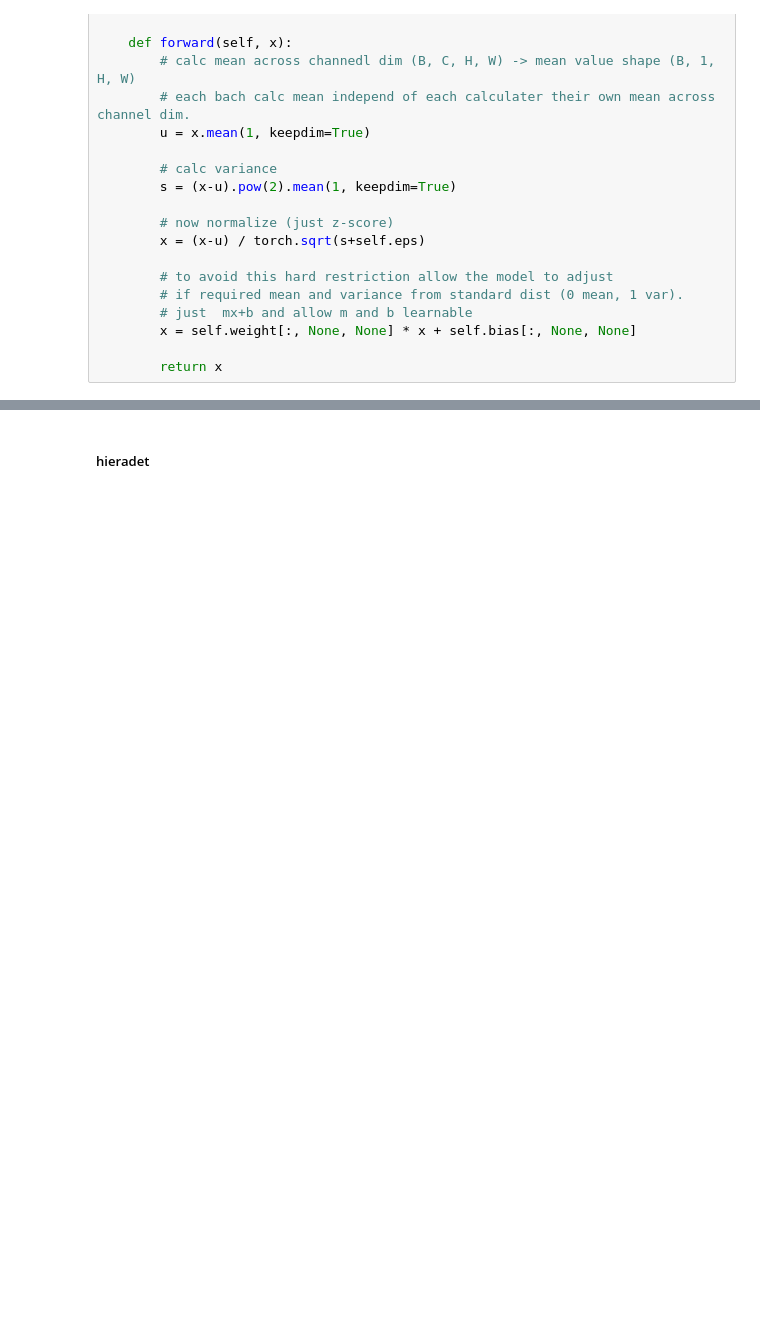
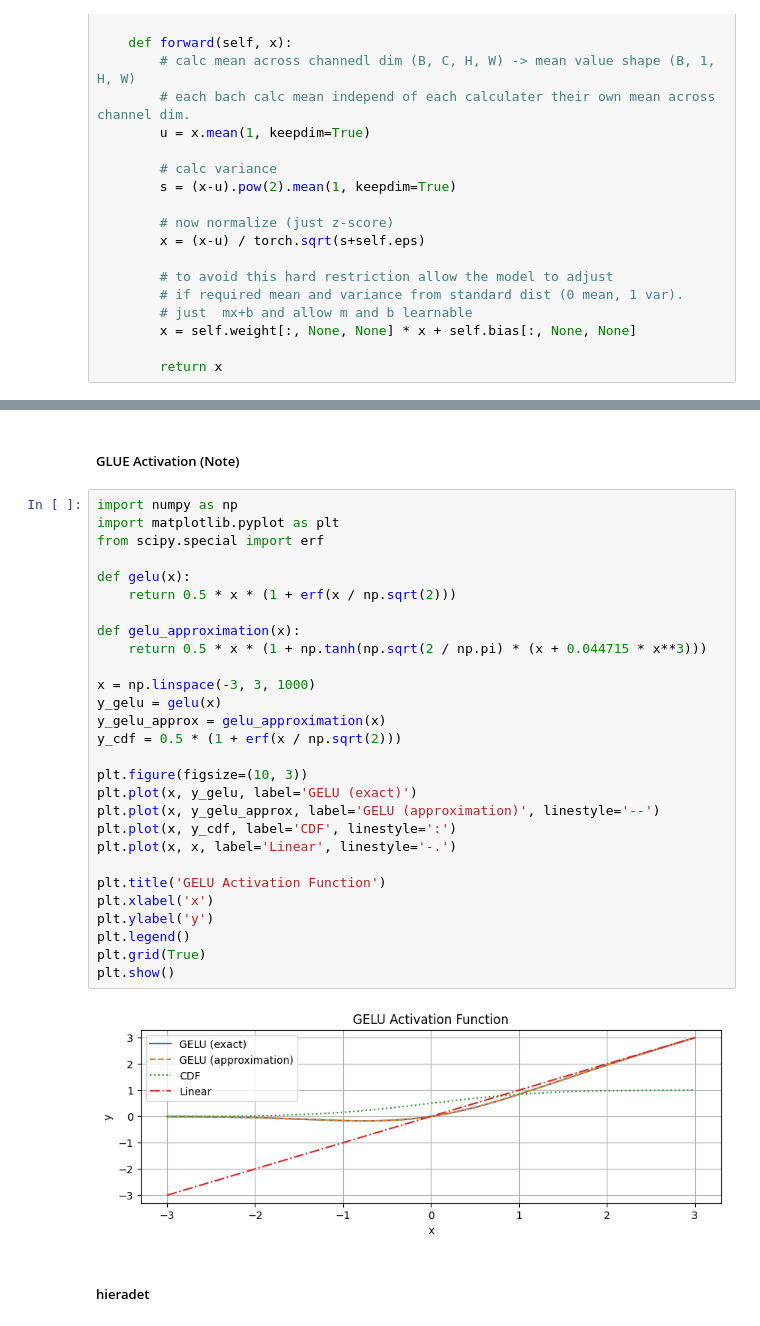
Before and after one commit to arun477/sam_2_explainer, a Jupyter notebook: utils.ipynb, the cells around one changed output, grey strips where cells are left out. Drawn from its saved outputs; the diff is of its cells as text; blank space fills up the shorter version.

```diff
--- a/utils.ipynb
+++ b/utils.ipynb
@@ -437,3 +485,35 @@ class LayerNorm2d(nn.Module):
+# %% [markdown]
+##### GLUE Activation (Note)
+# %%
+import numpy as np
+import matplotlib.pyplot as plt
+from scipy.special import erf
+
+def gelu(x):
+    return 0.5 * x * (1 + erf(x / np.sqrt(2)))
+
+def gelu_approximation(x):
+    return 0.5 * x * (1 + np.tanh(np.sqrt(2 / np.pi) * (x + 0.044715 * x**3)))
+
+x = np.linspace(-3, 3, 1000)
+y_gelu = gelu(x)
+y_gelu_approx = gelu_approximation(x)
+y_cdf = 0.5 * (1 + erf(x / np.sqrt(2)))
+
+plt.figure(figsize=(10, 3))
+plt.plot(x, y_gelu, label='GELU (exact)')
+plt.plot(x, y_gelu_approx, label='GELU (approximation)', linestyle='--')
+plt.plot(x, y_cdf, label='CDF', linestyle=':')
+plt.plot(x, x, label='Linear', linestyle='-.')
+
+plt.title('GELU Activation Function')
+plt.xlabel('x')
+plt.ylabel('y')
+plt.legend()
+plt.grid(True)
+plt.show()
+# %% [output]
+[figure, added]
 # %% [markdown]
 ##### hieradet
 # %%
```
Also changed, not shown: parts of 3 cells of this notebook.
